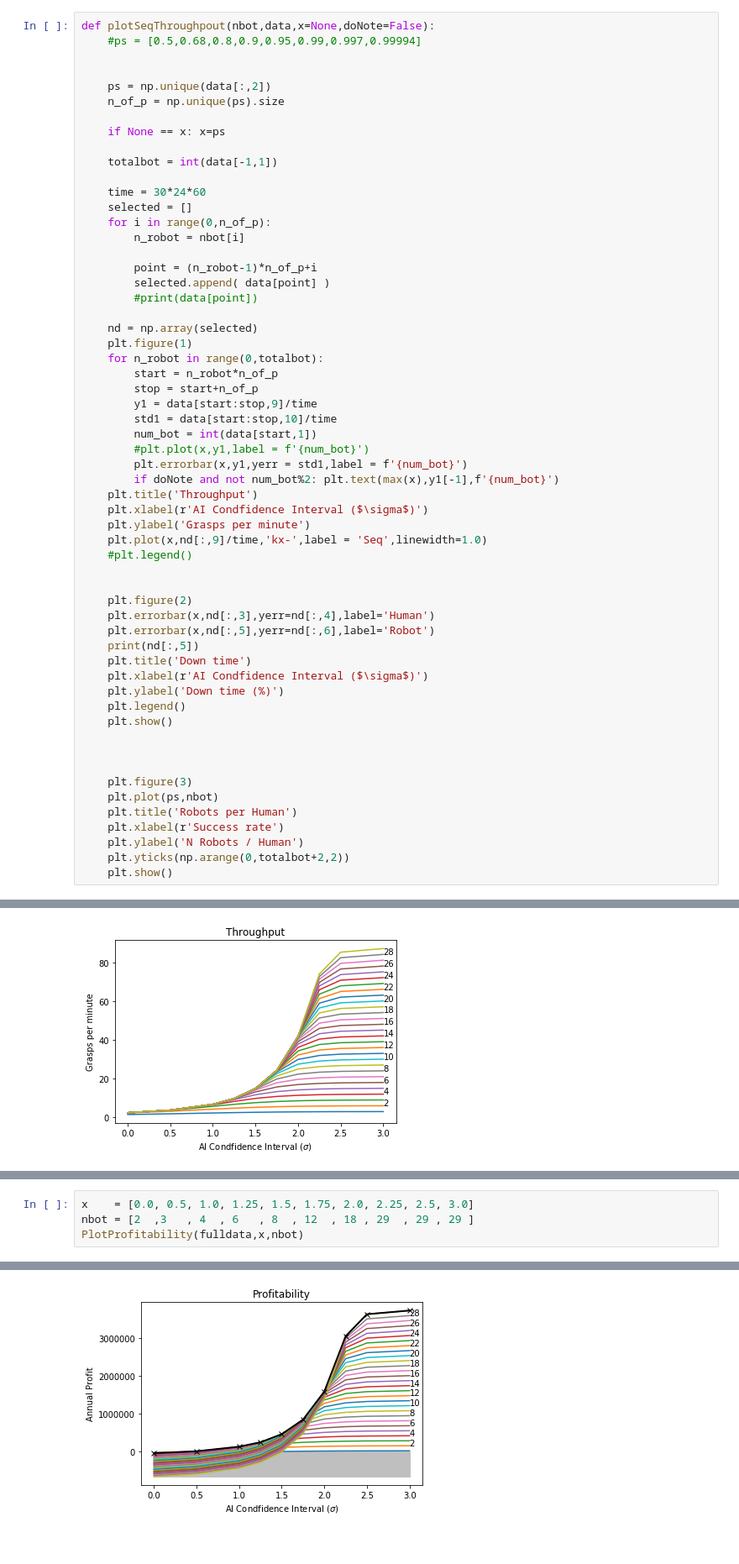
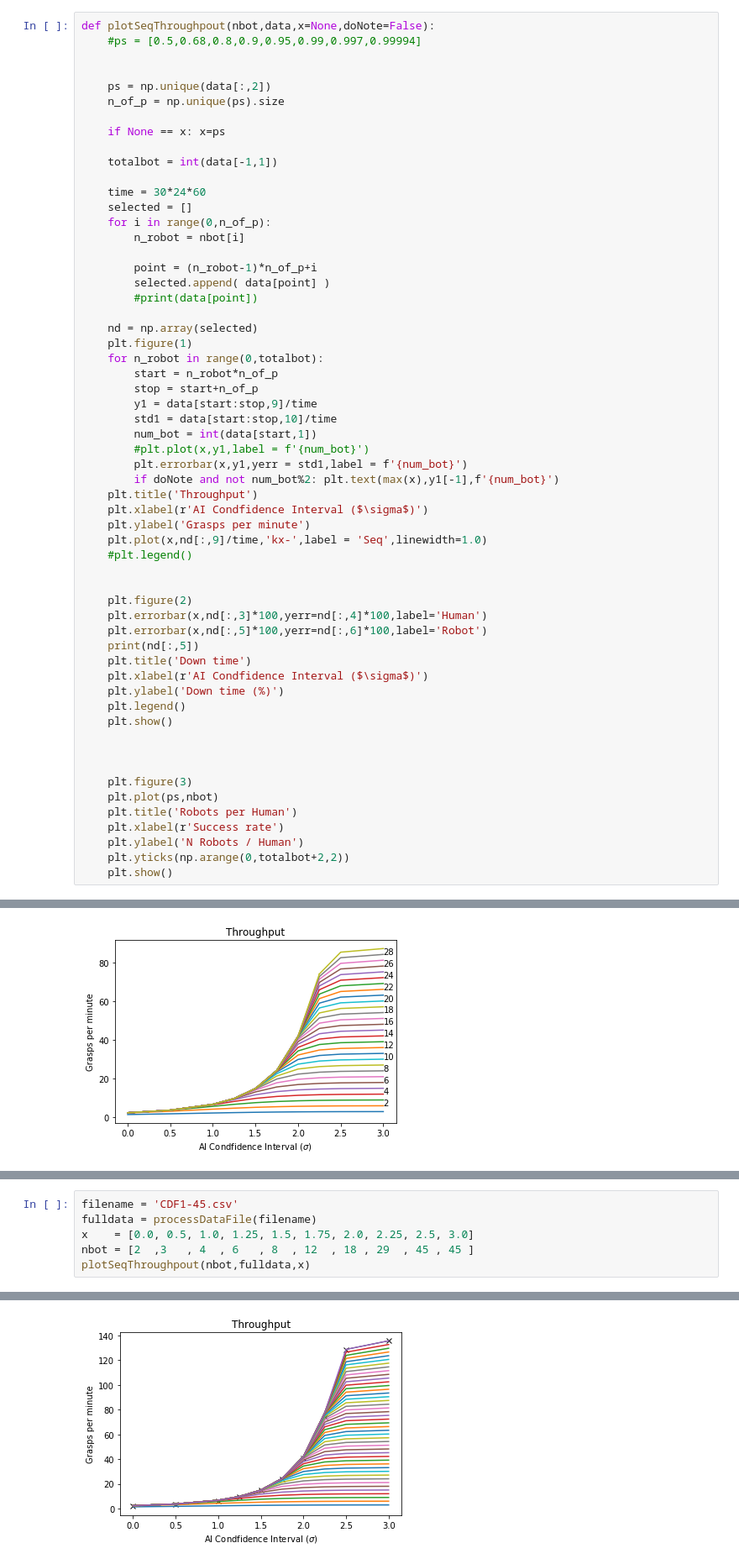
Before and after one commit to JeffreyILipton/SimulationOfFleet, a Jupyter notebook: Analysis.ipynb, the cells around one changed output, grey strips where cells are left out. Shown: that part at 84% size. Cells and saved outputs as stored; diff of their text form.

Commit message:
expanded analysis to 45 and seperated profit

```diff
--- a/Analysis.ipynb
+++ b/Analysis.ipynb
@@ -442,8 +442,8 @@ def plotSeqThroughpout(nbot,data,x=None,doNote=False):
 
 
     plt.figure(2)
-    plt.errorbar(x,nd[:,3],yerr=nd[:,4],label='Human')
-    plt.errorbar(x,nd[:,5],yerr=nd[:,6],label='Robot')
+    plt.errorbar(x,nd[:,3]*100,yerr=nd[:,4]*100,label='Human')
+    plt.errorbar(x,nd[:,5]*100,yerr=nd[:,6]*100,label='Robot')
     print(nd[:,5])
     plt.title('Down time')
     plt.xlabel(r'AI Condfidence Interval ($\sigma$)')
@@ -556,5 +489,7 @@ PlotProfitability(fulldata,x,maxbot = 10,pb=True)
 # %%
+filename = 'CDF1-45.csv'
+fulldata = processDataFile(filename)
 x    = [0.0, 0.5, 1.0, 1.25, 1.5, 1.75, 2.0, 2.25, 2.5, 3.0]
-nbot = [2  ,3   , 4  , 6   , 8  , 12  , 18 , 29  , 29 , 29 ]
-PlotProfitability(fulldata,x,nbot)
+nbot = [2  ,3   , 4  , 6   , 8  , 12  , 18 , 29  , 45 , 45 ]
+plotSeqThroughpout(nbot,fulldata,x)
 # %% [output]
@@ -562 +500 @@ PlotProfitability(fulldata,x,nbot)
-[figure, old version]
+[figure, new version]
```
Also changed, not shown: parts of 6 cells of this notebook, 3 other files.
